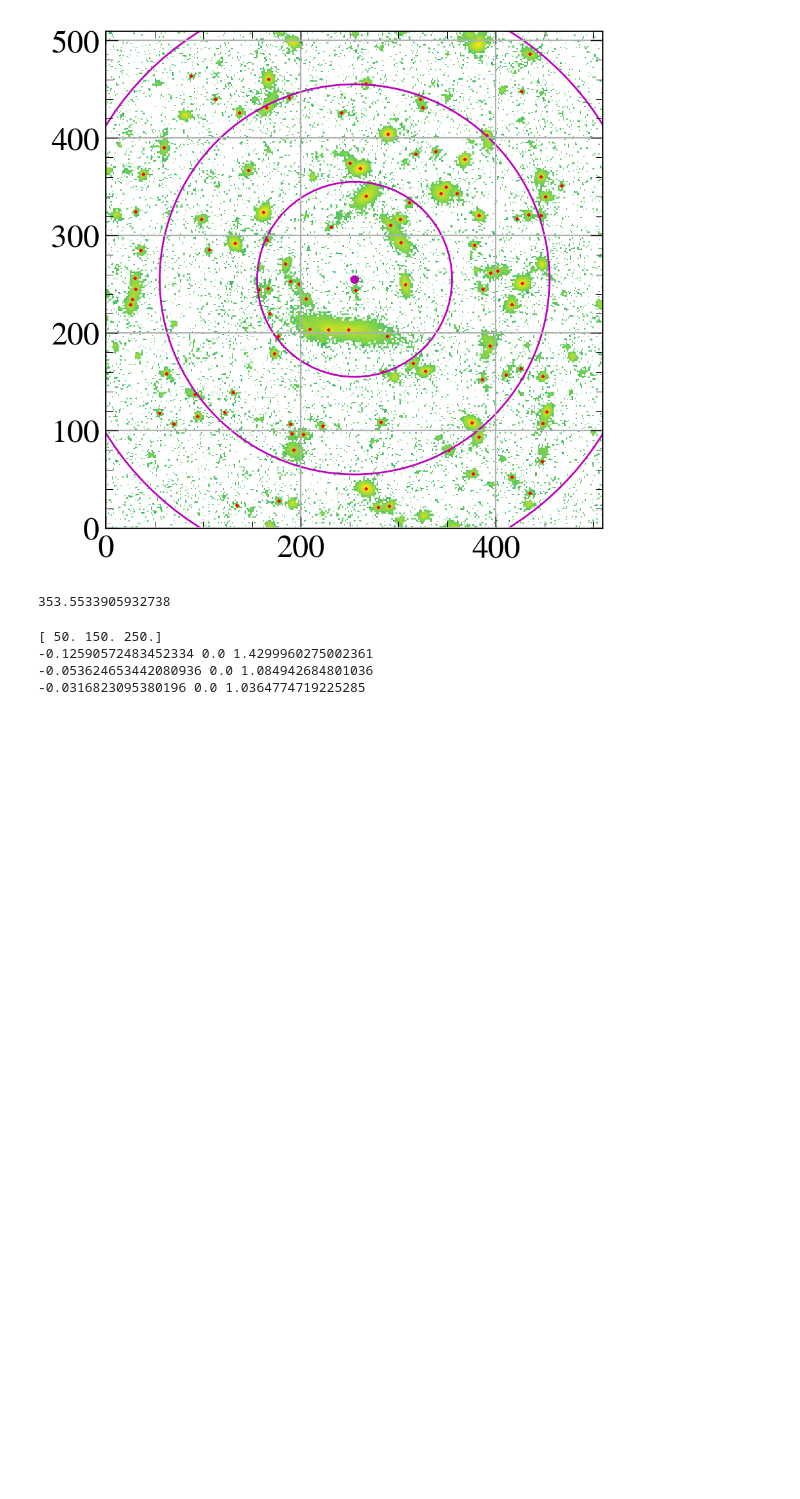
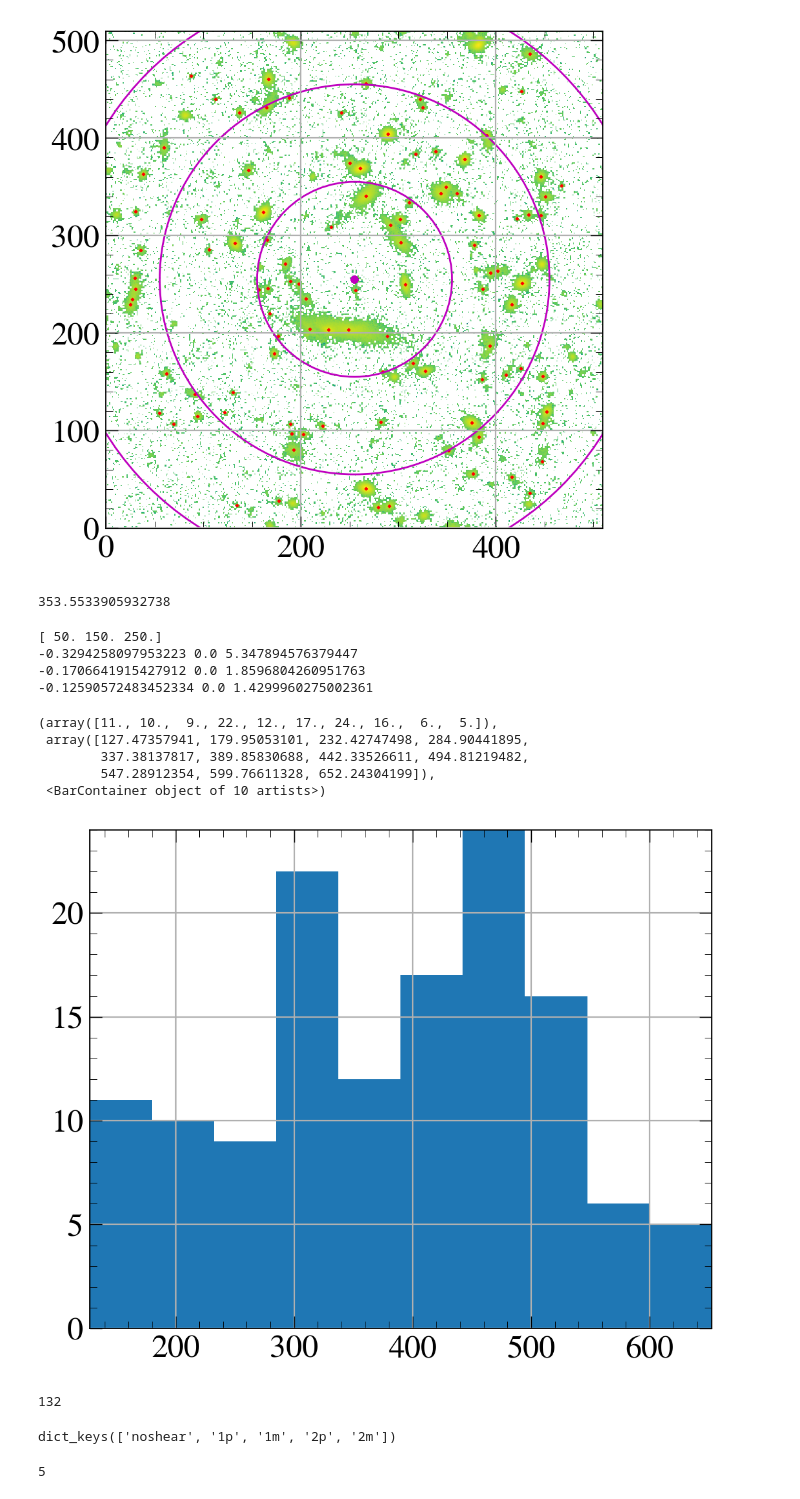
Before and after one commit to zhouconghao/swirl, a Jupyter notebook: notebooks/run_metadetect.ipynb, the cells around one changed output. Saved outputs shown, nothing was run; the diff lists cells and outputs as text; code cells hidden in the pictures; blank space fills up the shorter version.

Commit message:
first working version of running mdet

```diff
--- a/notebooks/run_metadetect.ipynb
+++ b/notebooks/run_metadetect.ipynb
@@ -24,8 +24,8 @@ plt.style.use("MNRAS")
 CONFIG = {
     "meas_type": "wmom",
     "metacal": {
-        "use_noise_image": True,
-        "psf": "fitgauss",
+        'psf': 'fitgauss',
+        'types': ['noshear', '1p', '1m', '2p', '2m'],
     },
     "psf": {
         "model": "gauss",
@@ -270,9 +366,10 @@ bin_mids = (pixel_radial_bin_edges[1:] + pixel_radial_bin_edges[:-1]) / 2
 print(bin_mids)
 lens = LensModel(lens_model_list=['NFW'])
 reference_g1_list = []
+pixel_scale = 0.2
 for bin_mid in bin_mids:
 
-    r = galsim.PositionD(bin_mid,0)  # arcsec
+    r = galsim.PositionD(bin_mid,0) * pixel_scale  # arcsec
     z_lens = 0.2
     z_source = 1.0
     lens_cosmo = LensCosmo(z_lens=z_lens, z_source=z_source, cosmo=Planck18)
@@ -294,6 +391,6 @@ for bin_mid in bin_mids:
 # not sure about the sign convention here
 # %% [output]
 [ 50. 150. 250.]
+-0.3294258097953223 0.0 5.347894576379447
+-0.1706641915427912 0.0 1.8596804260951763
 -0.12590572483452334 0.0 1.4299960275002361
--0.053624653442080936 0.0 1.084942684801036
--0.0316823095380196 0.0 1.0364774719225285
@@ -301,0 +397,21 @@ for bin_mid in bin_mids:
+# %%
+plt.hist(np.sqrt(mdet_tables[0]["row"] ** 2 + mdet_tables[0]["col"] ** 2))
+# %% [output]
+(array([11., 10.,  9., 22., 12., 17., 24., 16.,  6.,  5.]),
+ array([127.47357941, 179.95053101, 232.42747498, 284.90441895,
+        337.38137817, 389.85830688, 442.33526611, 494.81219482,
+        547.28912354, 599.76611328, 652.24304199]),
+ <BarContainer object of 10 artists>)
+[figure, added]
+# %%
+len(results['noshear'])
+# %% [output]
+132
+# %%
+results.keys()
+# %% [output]
+dict_keys(['noshear', '1p', '1m', '2p', '2m'])
+# %%
+len(mdet_tables)
+# %% [output]
+5
```
Also changed, not shown: parts of 13 cells of this notebook.
